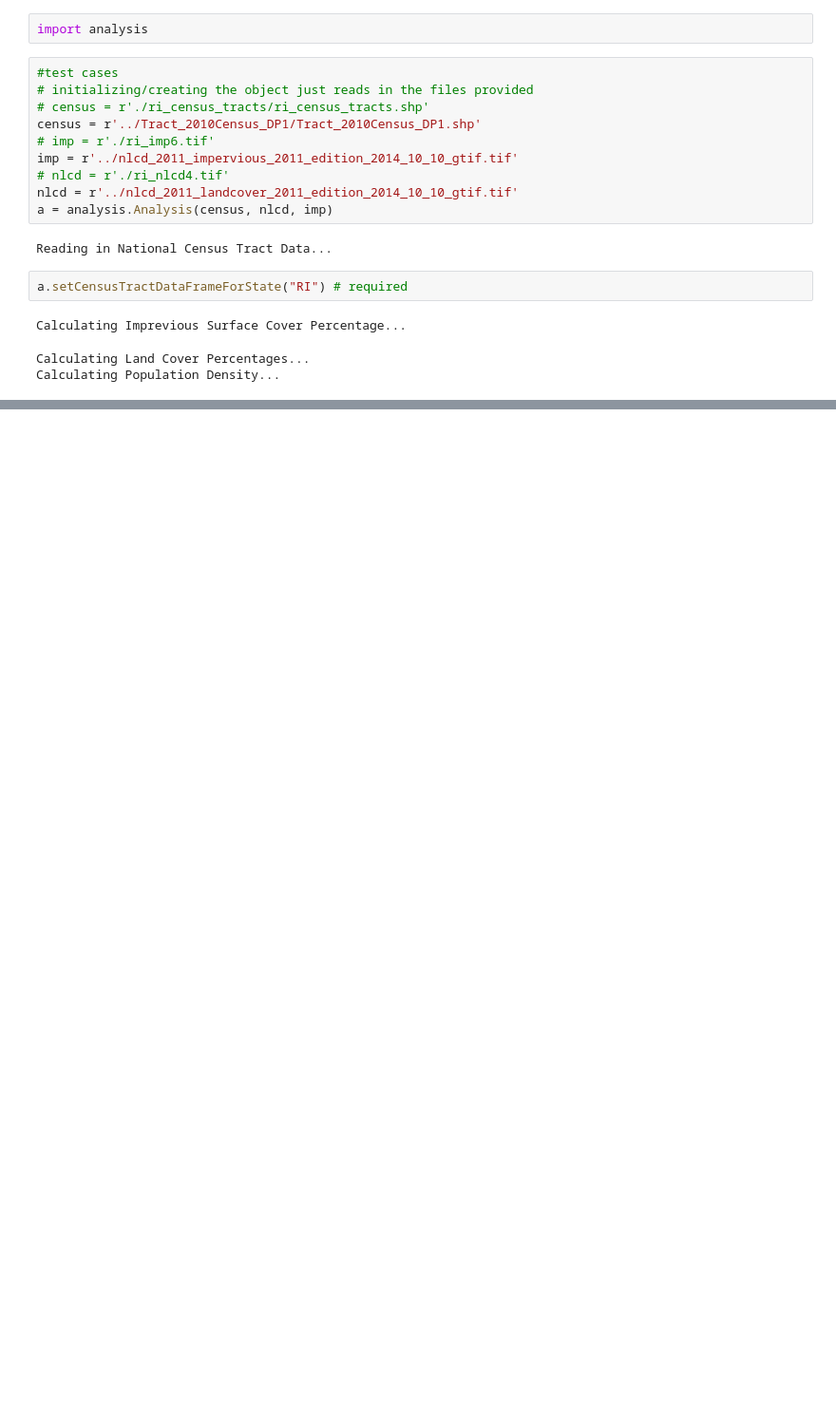
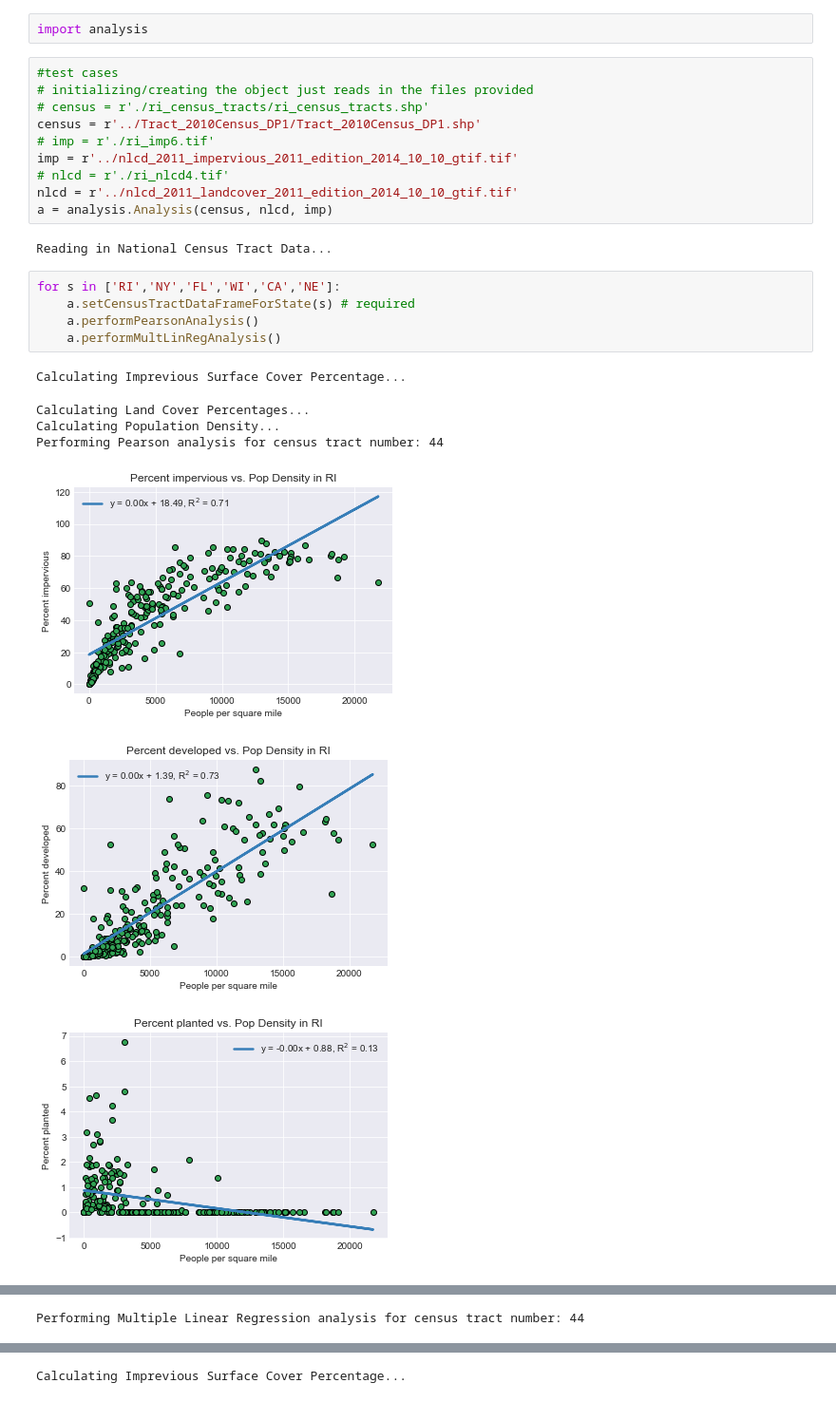
Before and after one commit to saiarvindg/geog476-final-project, a Jupyter notebook: State Analysis.ipynb, the cells around one changed output, grey strips where cells are left out. Shown: that part at 95% size. Saved outputs shown, nothing was run; the diff lists cells and outputs as text; blank space fills up the shorter version.

Commit message:
multi lin reg now plotted

```diff
--- a/State Analysis.ipynb
+++ b/State Analysis.ipynb
@@ -12,9 +12,16 @@ nlcd = r'../nlcd_2011_landcover_2011_edition_2014_10_10_gtif.tif'
 a = analysis.Analysis(census, nlcd, imp)
 # %% [output]
 Reading in National Census Tract Data...
-# %%
-a.setCensusTractDataFrameForState("RI") # required
-# %% [output]
-Calculating Imprevious Surface Cover Percentage...
-Calculating Land Cover Percentages...
-Calculating Population Density...
+# %%
+for s in ['RI','NY','FL','WI','CA','NE']:
+    a.setCensusTractDataFrameForState(s) # required
+    a.performPearsonAnalysis()
+    a.performMultLinRegAnalysis()
+# %% [output]
+Calculating Imprevious Surface Cover Percentage...
+Calculating Land Cover Percentages...
+Calculating Population Density...
+Performing Pearson analysis for census tract number: 44
+[figure, added]
+[figure, added]
+[figure, added]
@@ -20,0 +34 @@ Calculating Population Density...
+Performing Multiple Linear Regression analysis for census tract number: 44
@@ -21,2 +36,3 @@ Calculating Population Density...
+Calculating Imprevious Surface Cover Percentage...
 # %%
 # a.performPearsonAnalysis()
```
Also changed, not shown: parts of 2 cells of this notebook, 1 other file.
